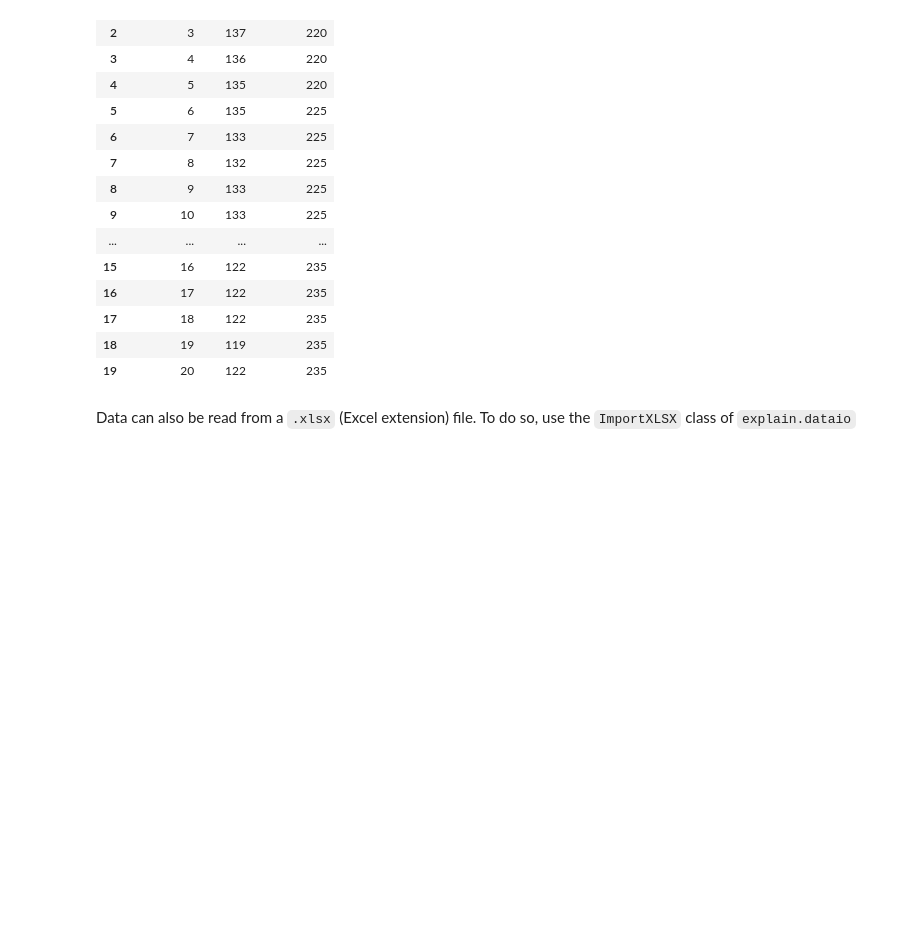
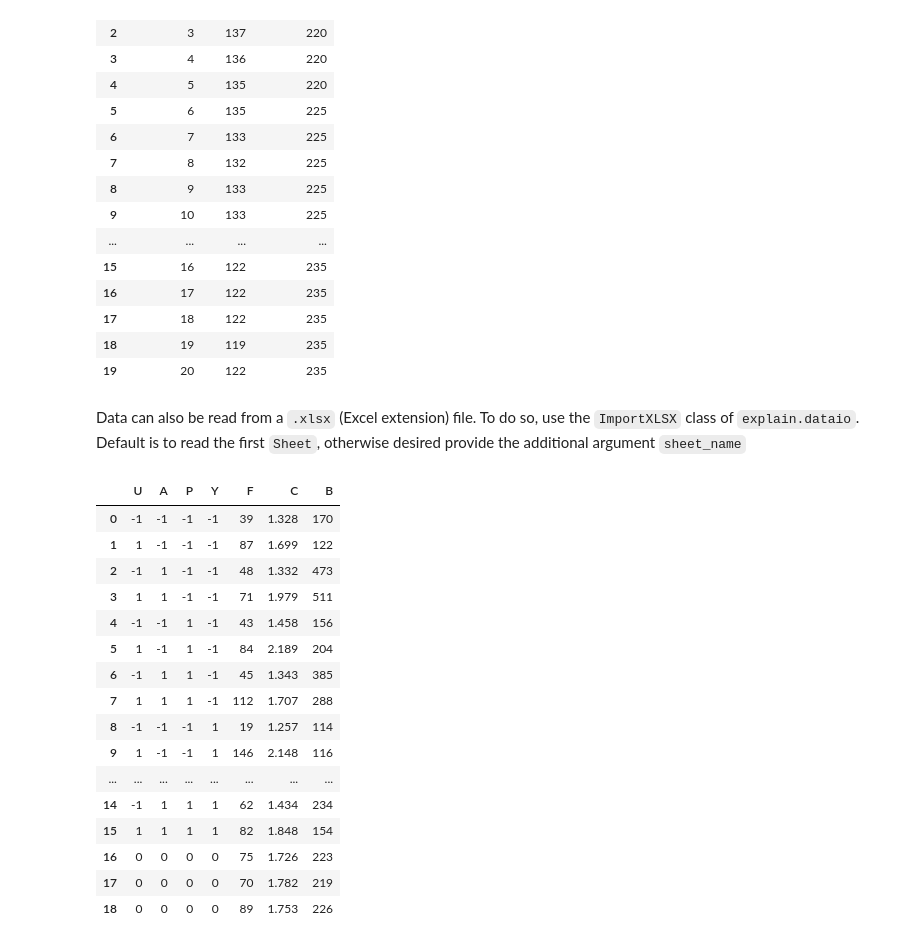
Before and after one commit to properallan/explann, a Jupyter notebook: notebooks/examples/explann_tutorial.ipynb, the cells around one changed output. Cells and saved outputs as stored; diff of their text form; code cells hidden in the pictures; blank space fills up the shorter version.

Commit message:
input data example

```diff
--- a/notebooks/examples/explann_tutorial.ipynb
+++ b/notebooks/examples/explann_tutorial.ipynb
@@ -51,6 +51,28 @@ data_reader.data
 | 18 | 19 | 119 | 235 |
 | 19 | 20 | 122 | 235 |
 # %% [markdown]
-Data can also be read from a `.xlsx` (Excel extension) file. To do so, use the `ImportXLSX` class of `explain.dataio`
+Data can also be read from a `.xlsx` (Excel extension) file. To do so, use the `ImportXLSX` class of `explain.dataio`. Default is to read the first `Sheet`, otherwise desired provide the additional argument `sheet_name`
 # %%
 from explann.dataio import ImportXLSX
+
+data_reader_xlsx = ImportXLSX(path="../../data/paper_data_24.xlsx")
+
+data_reader_xlsx.data
+# %% [output]
+|  | U | A | P | Y | F | C | B |
+| 0 | -1 | -1 | -1 | -1 | 39 | 1.328 | 170 |
+| 1 | 1 | -1 | -1 | -1 | 87 | 1.699 | 122 |
+| 2 | -1 | 1 | -1 | -1 | 48 | 1.332 | 473 |
+| 3 | 1 | 1 | -1 | -1 | 71 | 1.979 | 511 |
+| 4 | -1 | -1 | 1 | -1 | 43 | 1.458 | 156 |
+| 5 | 1 | -1 | 1 | -1 | 84 | 2.189 | 204 |
+| 6 | -1 | 1 | 1 | -1 | 45 | 1.343 | 385 |
+| 7 | 1 | 1 | 1 | -1 | 112 | 1.707 | 288 |
+| 8 | -1 | -1 | -1 | 1 | 19 | 1.257 | 114 |
+| 9 | 1 | -1 | -1 | 1 | 146 | 2.148 | 116 |
+| ... | ... | ... | ... | ... | ... | ... | ... |
+| 14 | -1 | 1 | 1 | 1 | 62 | 1.434 | 234 |
+| 15 | 1 | 1 | 1 | 1 | 82 | 1.848 | 154 |
+| 16 | 0 | 0 | 0 | 0 | 75 | 1.726 | 223 |
+| 17 | 0 | 0 | 0 | 0 | 70 | 1.782 | 219 |
+| 18 | 0 | 0 | 0 | 0 | 89 | 1.753 | 226 |
```
Also changed, not shown: parts of 12 cells of this notebook, 3 other files.
